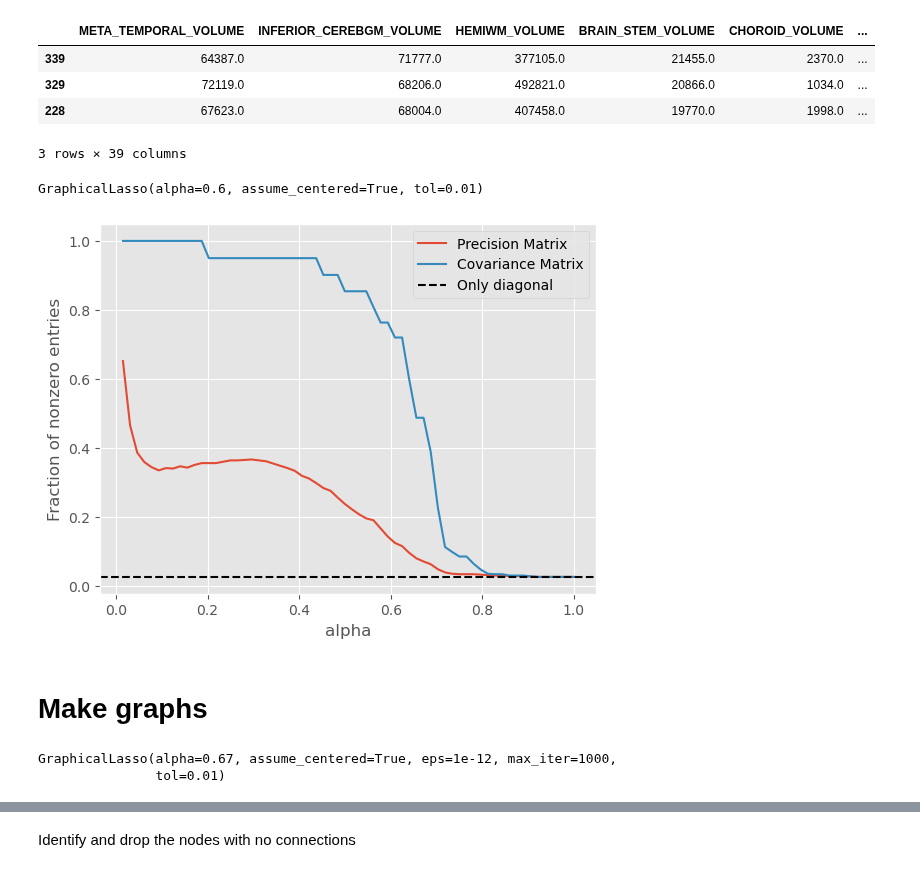
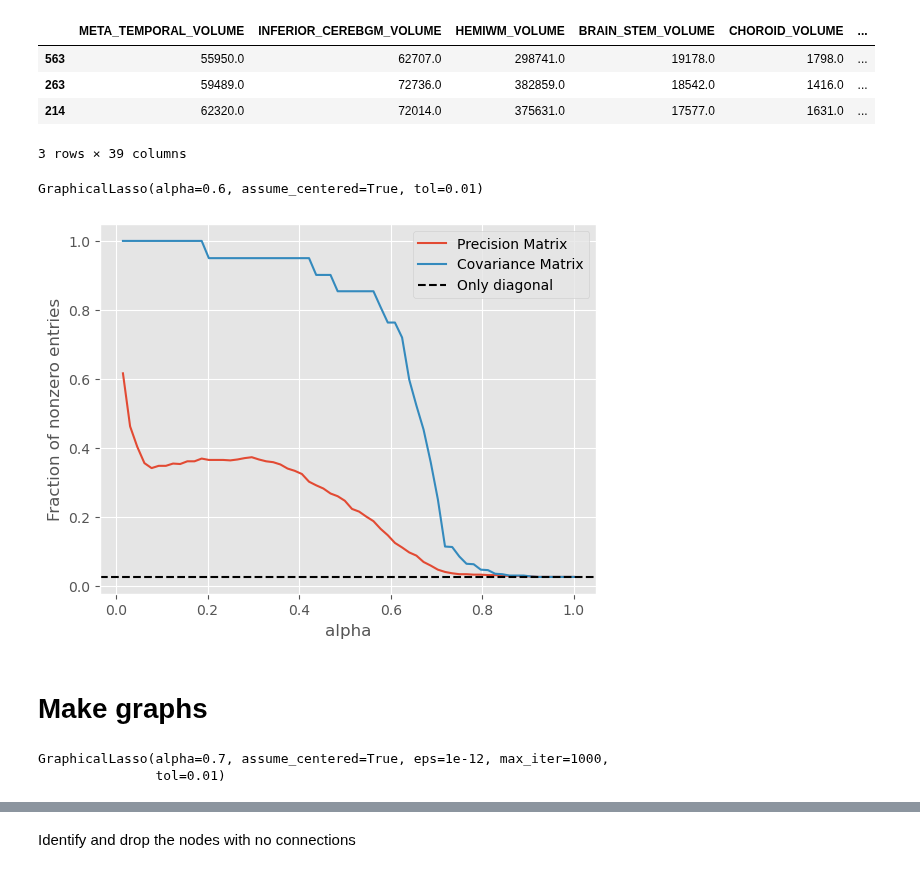
Before and after one commit to vkola-lab/jad2024, a Jupyter notebook: visualize_graphs.ipynb, the cells around one changed output, grey strips where cells are left out. Saved outputs shown, nothing was run; the diff lists cells and outputs as text; code cells hidden in the pictures.

```diff
--- a/visualize_graphs.ipynb
+++ b/visualize_graphs.ipynb
@@ -9,13 +9,13 @@ from tqdm.auto import tqdm
 
 plt.style.use('ggplot')
 # %%
-data = pd.read_csv("construct_ggm/amy_pos_reg_dropleftright.csv",index_col=0)
+data = pd.read_csv("construct_ggm/pet_graphs/amy_pos_reg_dropleftright.csv",index_col=0)
 data.sample(3)
 # %% [output]
 |  | META_TEMPORAL_VOLUME | INFERIOR_CEREBGM_VOLUME | HEMIWM_VOLUME | BRAIN_STEM_VOLUME | CHOROID_VOLUME | ... |
-| 339 | 64387.0 | 71777.0 | 377105.0 | 21455.0 | 2370.0 | ... |
-| 329 | 72119.0 | 68206.0 | 492821.0 | 20866.0 | 1034.0 | ... |
-| 228 | 67623.0 | 68004.0 | 407458.0 | 19770.0 | 1998.0 | ... |
+| 563 | 55950.0 | 62707.0 | 298741.0 | 19178.0 | 1798.0 | ... |
+| 263 | 59489.0 | 72736.0 | 382859.0 | 18542.0 | 1416.0 | ... |
+| 214 | 62320.0 | 72014.0 | 375631.0 | 17577.0 | 1631.0 | ... |
 3 rows × 39 columns
 # %%
 scaler = StandardScaler()
@@ -52,14 +52,14 @@ plt.ylabel("Fraction of nonzero entries")
 plt.axhline(1/model.covariance_.shape[0],color='k',linestyle='--',label="Only diagonal")
 plt.legend();
 # %% [output]
-[figure, old version]
+[figure, new version]
 # %% [markdown]
 # Make graphs
 # %%
-model = GraphicalLasso(alpha=0.67, max_iter=1000, tol=1e-2, mode='cd', eps=1e-12, assume_centered=True)
+model = GraphicalLasso(alpha=0.7, max_iter=1000, tol=1e-2, mode='cd', eps=1e-12, assume_centered=True)
 model.fit(data_scaled)
 # %% [output]
-GraphicalLasso(alpha=0.67, assume_centered=True, eps=1e-12, max_iter=1000,
+GraphicalLasso(alpha=0.7, assume_centered=True, eps=1e-12, max_iter=1000,
                tol=0.01)
 # %%
 fig,axs = plt.subplots(1,2,figsize=(8,3),sharey=True)
```
Also changed, not shown: parts of 6 cells of this notebook, 1 other file.
